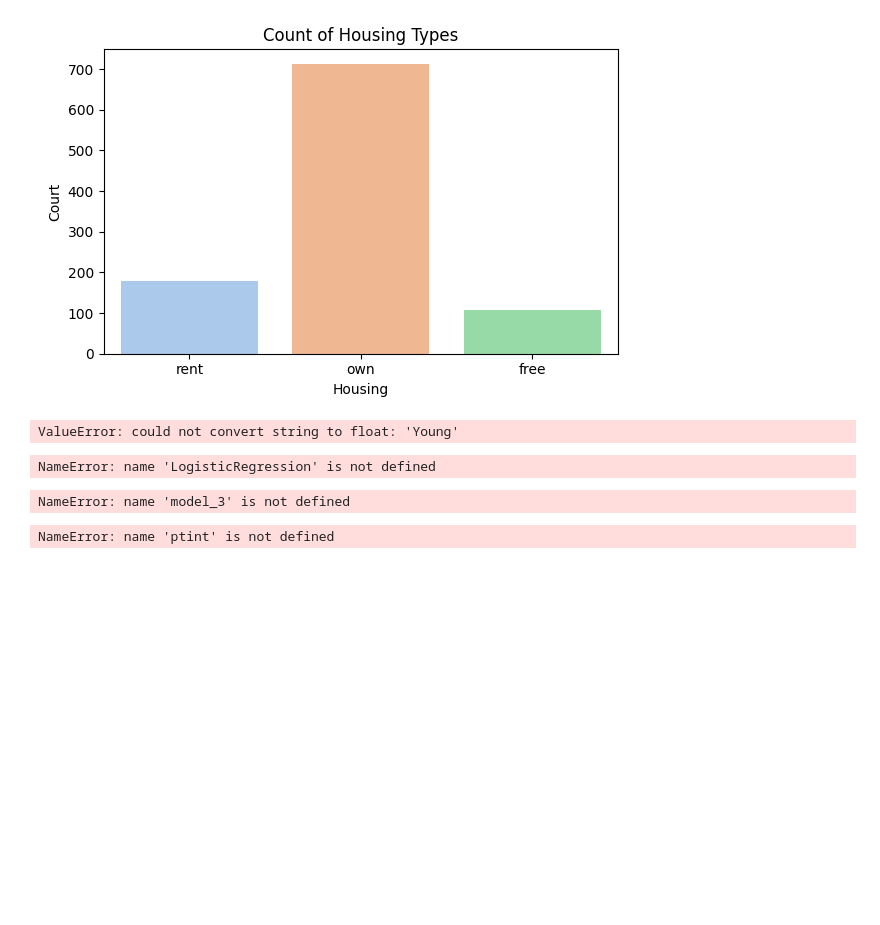
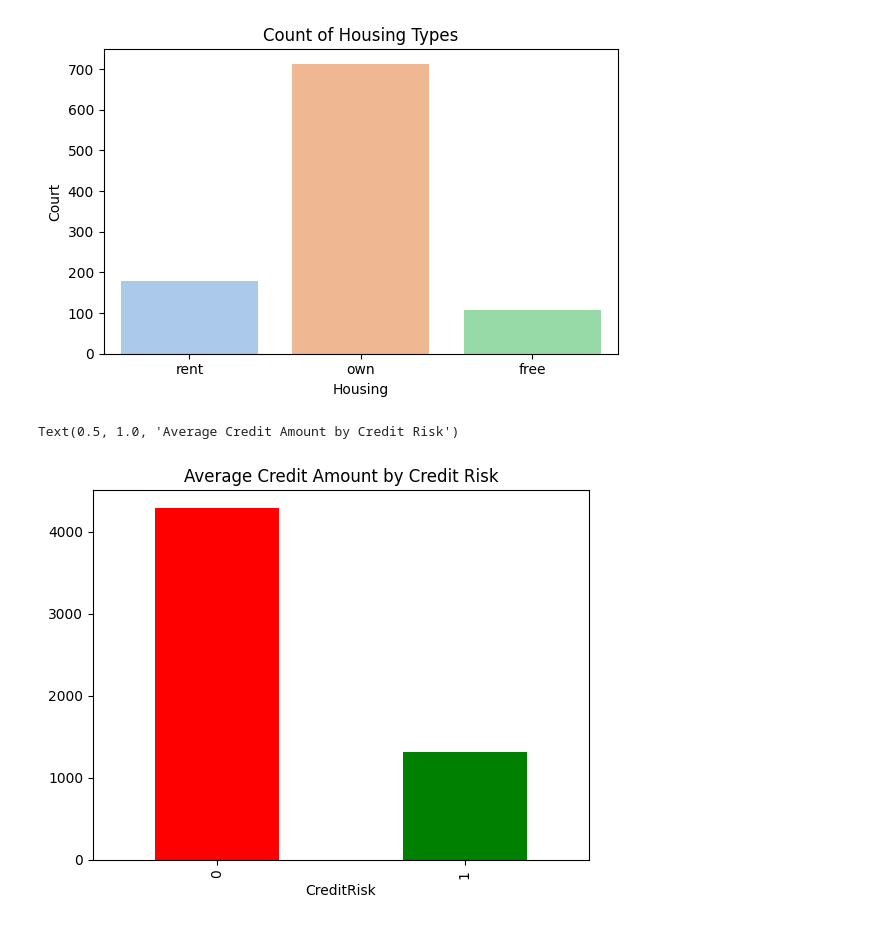
Before and after one commit to Archi-2004/demo-project, a Jupyter notebook: notebook/model.ipynb, the cells around one changed output. Cells and saved outputs as stored; diff of their text form; code cells hidden in the pictures; blank space fills up the shorter version.

```diff
--- a/notebook/model.ipynb
+++ b/notebook/model.ipynb
@@ -187,22 +174,8 @@ x_train,x_test,y_train,y_test=train_test_split(x,y,test_size=0.2,random_state=42
-# %%
-model=LogisticRegression(max_iter=1000)
-model.fit(x_train,y_train)
-# %% [output]
-ValueError: could not convert string to float: 'Young'
-# %%
-model_3 =LogisticRegression(max_iter=1000)
-model_3.fit(x_train_scales,y_train)
-# %% [output]
-NameError: name 'LogisticRegression' is not defined
-# %%
-y_pred = model_3.predict(x_test_scaled)
-# %% [output]
-NameError: name 'model_3' is not defined
-# %%
-ptint("CONFUSION MATRIX:")
-print(confusion_matrix(y_test,ypred))
-print("CLASSIFICATION REPORT:")
-print(classification_report(y_test,ypred))
-print("Accuracy score:",accuracy_score(y_test,y_pred))
-# %% [output]
-NameError: name 'ptint' is not defined
+# %%
+df['CreditRisk'] = ((df['CreditAmount'] <= 2500) & (df['Duration'] <= 15)).astype(int)
+# %%
+df.groupby('CreditRisk')['CreditAmount'].mean().plot(kind='bar', color=['red', 'green'])
+plt.title("Average Credit Amount by Credit Risk")
+# %% [output]
+Text(0.5, 1.0, 'Average Credit Amount by Credit Risk')
+[figure, added]
```
Also changed, not shown: parts of 5 cells of this notebook, 1 other file.
